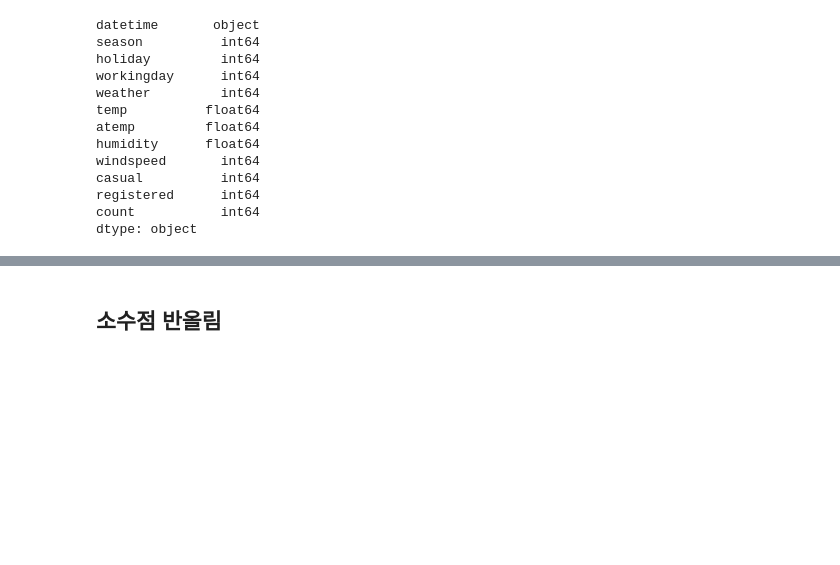
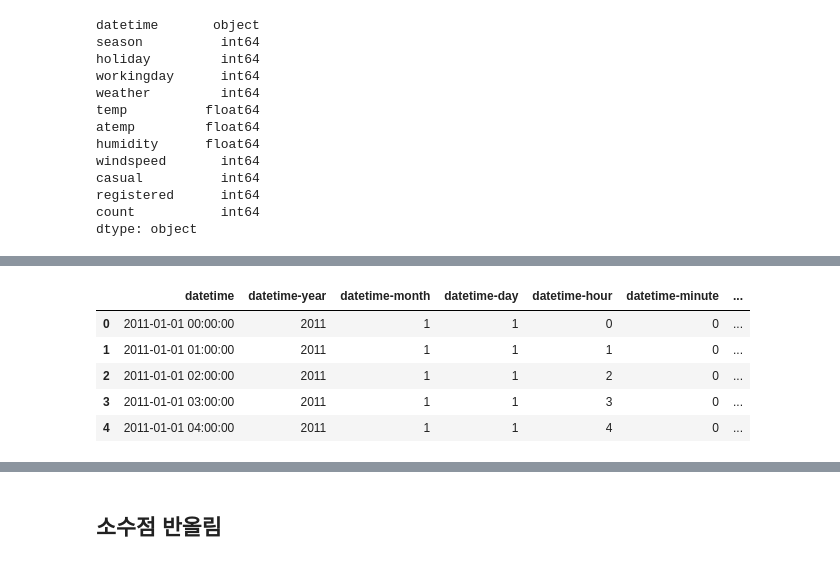
Before and after one commit to lsGee/TIL, a Jupyter notebook: 01.Python/python_ds_2.ipynb, the cells around one changed output, grey strips where cells are left out. Drawn from its saved outputs; the diff is of its cells as text; code cells hidden in the pictures; blank space fills up the shorter version.

```diff
--- a/01.Python/python_ds_2.ipynb
+++ b/01.Python/python_ds_2.ipynb
@@ -77,0 +80,4 @@ dtype: object
+# %%
+# 날짜형식(datetime)으로 변환
+train["datetime"] = pd.to_datetime(train["datetime"])
+train["datetime"].head()
@@ -77,0 +91,17 @@ dtype: object
+# %%
+# 연/월/일/시/분/초 뽑아내기
+train["datetime-year"] = train["datetime"].dt.year
+train["datetime-month"] = train["datetime"].dt.month
+train["datetime-day"] = train["datetime"].dt.day
+train["datetime-hour"] = train["datetime"].dt.hour
+train["datetime-minute"] = train["datetime"].dt.minute
+train["datetime-second"] = train["datetime"].dt.second
+
+train[["datetime", "datetime-year", "datetime-month", "datetime-day", "datetime-hour", "datetime-minute", "datetime-second"]].head()
+# %% [output]
+|  | datetime | datetime-year | datetime-month | datetime-day | datetime-hour | datetime-minute | ... |
+| 0 | 2011-01-01 00:00:00 | 2011 | 1 | 1 | 0 | 0 | ... |
+| 1 | 2011-01-01 01:00:00 | 2011 | 1 | 1 | 1 | 0 | ... |
+| 2 | 2011-01-01 02:00:00 | 2011 | 1 | 1 | 2 | 0 | ... |
+| 3 | 2011-01-01 03:00:00 | 2011 | 1 | 1 | 3 | 0 | ... |
+| 4 | 2011-01-01 04:00:00 | 2011 | 1 | 1 | 4 | 0 | ... |
```
Also changed, not shown: parts of 7 cells of this notebook.
